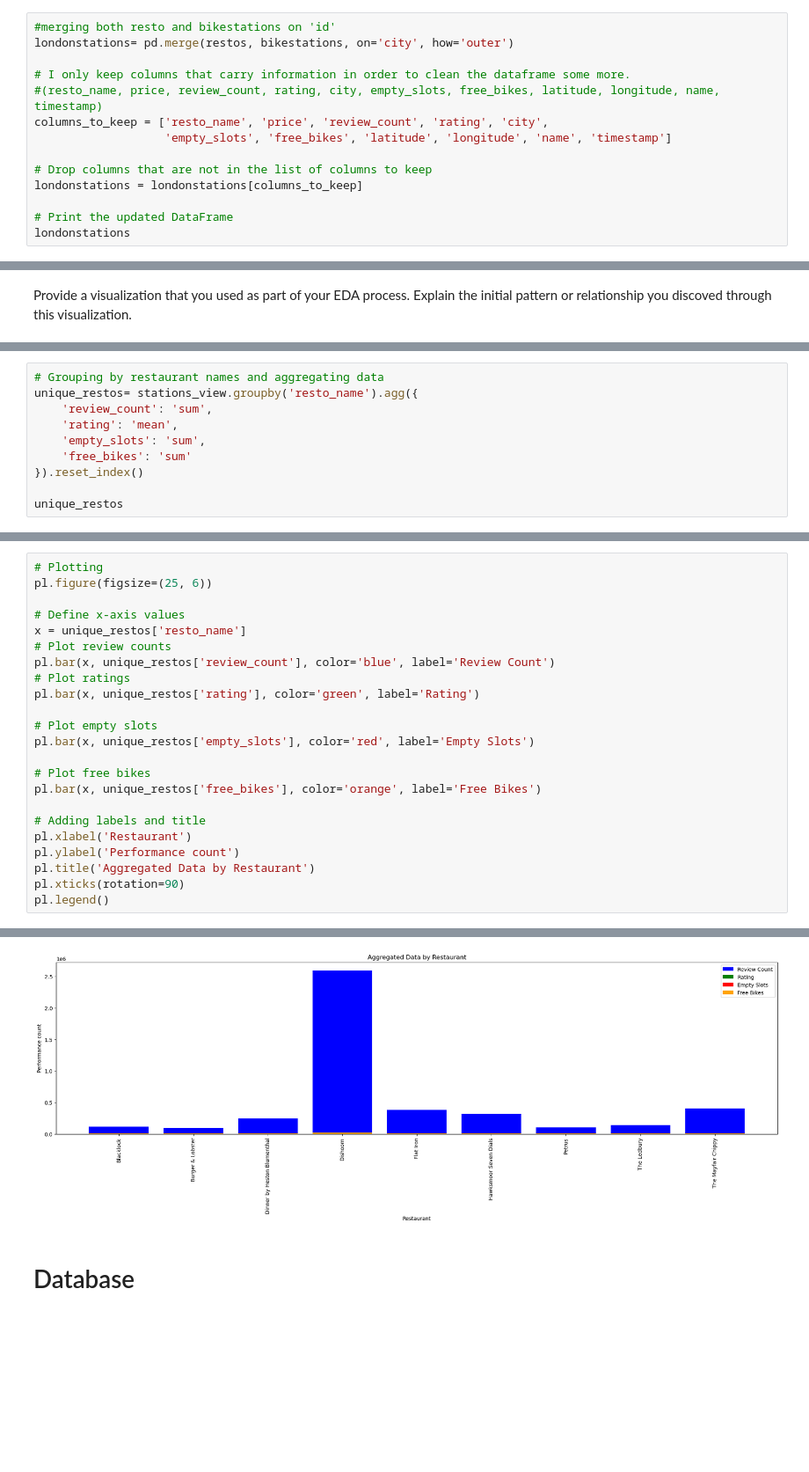
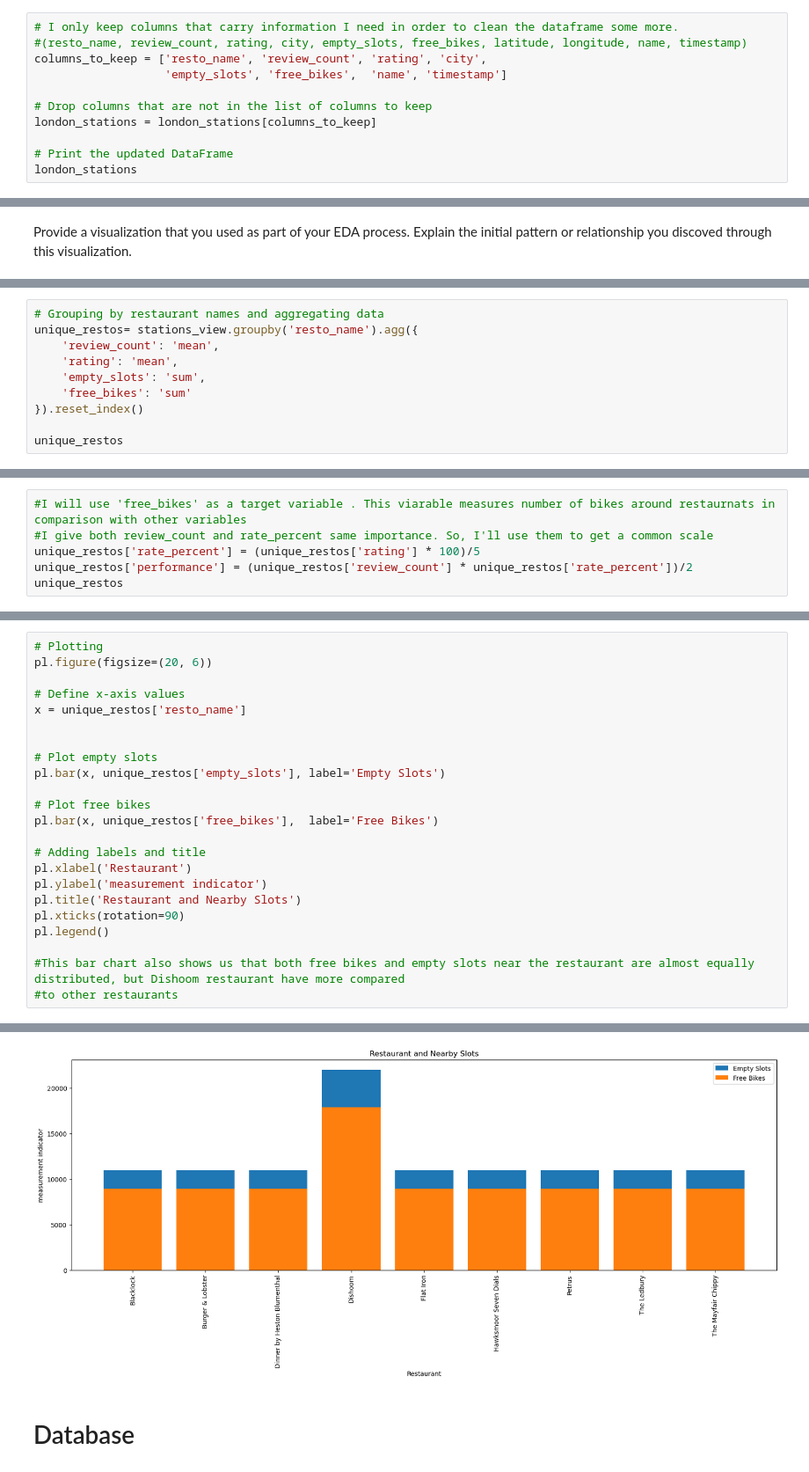
Before and after one commit to inn-ctrl/Statistical-Modelling-Project, a Jupyter notebook: notebooks/joining_data.ipynb, the cells around one changed output, grey strips where cells are left out. Shown at 88% size. Drawn from its saved outputs; the diff is of its cells as text; blank space fills up the shorter version.

```diff
--- a/notebooks/joining_data.ipynb
+++ b/notebooks/joining_data.ipynb
@@ -17,15 +64,12 @@ bikestations['city'] = 'London'
 # %%
-#merging both resto and bikestations on 'id'
-londonstations= pd.merge(restos, bikestations, on='city', how='outer')
-
-# I only keep columns that carry information in order to clean the dataframe some more.
-#(resto_name, price, review_count, rating, city, empty_slots, free_bikes, latitude, longitude, name, timestamp)
-columns_to_keep = ['resto_name', 'price', 'review_count', 'rating', 'city',
-                   'empty_slots', 'free_bikes', 'latitude', 'longitude', 'name', 'timestamp']
+# I only keep columns that carry information I need in order to clean the dataframe some more.
+#(resto_name, review_count, rating, city, empty_slots, free_bikes, latitude, longitude, name, timestamp)
+columns_to_keep = ['resto_name', 'review_count', 'rating', 'city',
+                   'empty_slots', 'free_bikes',  'name', 'timestamp']
 
 # Drop columns that are not in the list of columns to keep
-londonstations = londonstations[columns_to_keep]
+london_stations = london_stations[columns_to_keep]
 
 # Print the updated DataFrame
-londonstations
+london_stations
 # %% [output]
@@ -73,7 +114,7 @@ stations_view
 # %%
 # Grouping by restaurant names and aggregating data
 unique_restos= stations_view.groupby('resto_name').agg({
-    'review_count': 'sum',
+    'review_count': 'mean',
     'rating': 'mean',
     'empty_slots': 'sum',
     'free_bikes': 'sum'
@@ -93,0 +135,6 @@ unique_restos
+# %%
+#I will use 'free_bikes' as a target variable . This viarable measures number of bikes around restaurnats in comparison with other variables
+#I give both review_count and rate_percent same importance. So, I'll use them to get a common scale
+unique_restos['rate_percent'] = (unique_restos['rating'] * 100)/5
+unique_restos['performance'] = (unique_restos['review_count'] * unique_restos['rate_percent'])/2
+unique_restos
@@ -94,29 +195,29 @@ unique_restos
 # %%
 # Plotting
-pl.figure(figsize=(25, 6))
+pl.figure(figsize=(20, 6))
 
 # Define x-axis values
 x = unique_restos['resto_name']
-# Plot review counts
-pl.bar(x, unique_restos['review_count'], color='blue', label='Review Count')
-# Plot ratings
-pl.bar(x, unique_restos['rating'], color='green', label='Rating')
+
 
 # Plot empty slots
-pl.bar(x, unique_restos['empty_slots'], color='red', label='Empty Slots')
+pl.bar(x, unique_restos['empty_slots'], label='Empty Slots')
 
 # Plot free bikes
-pl.bar(x, unique_restos['free_bikes'], color='orange', label='Free Bikes')
+pl.bar(x, unique_restos['free_bikes'],  label='Free Bikes')
 
 # Adding labels and title
 pl.xlabel('Restaurant')
-pl.ylabel('Performance count')
-pl.title('Aggregated Data by Restaurant')
+pl.ylabel('measurement indicator')
+pl.title('Restaurant and Nearby Slots')
 pl.xticks(rotation=90)
 pl.legend()
+
+#This bar chart also shows us that both free bikes and empty slots near the restaurant are almost equally distributed, but Dishoom restaurant have more compared
+#to other restaurants
 # %% [output]
 <matplotlib.legend.Legend at 0x...>
-[figure, old version]
+[figure, new version]
 # %% [markdown]
 # Database
 # %% [markdown]
```
Also changed, not shown: parts of 17 cells of this notebook, 17 other files.
